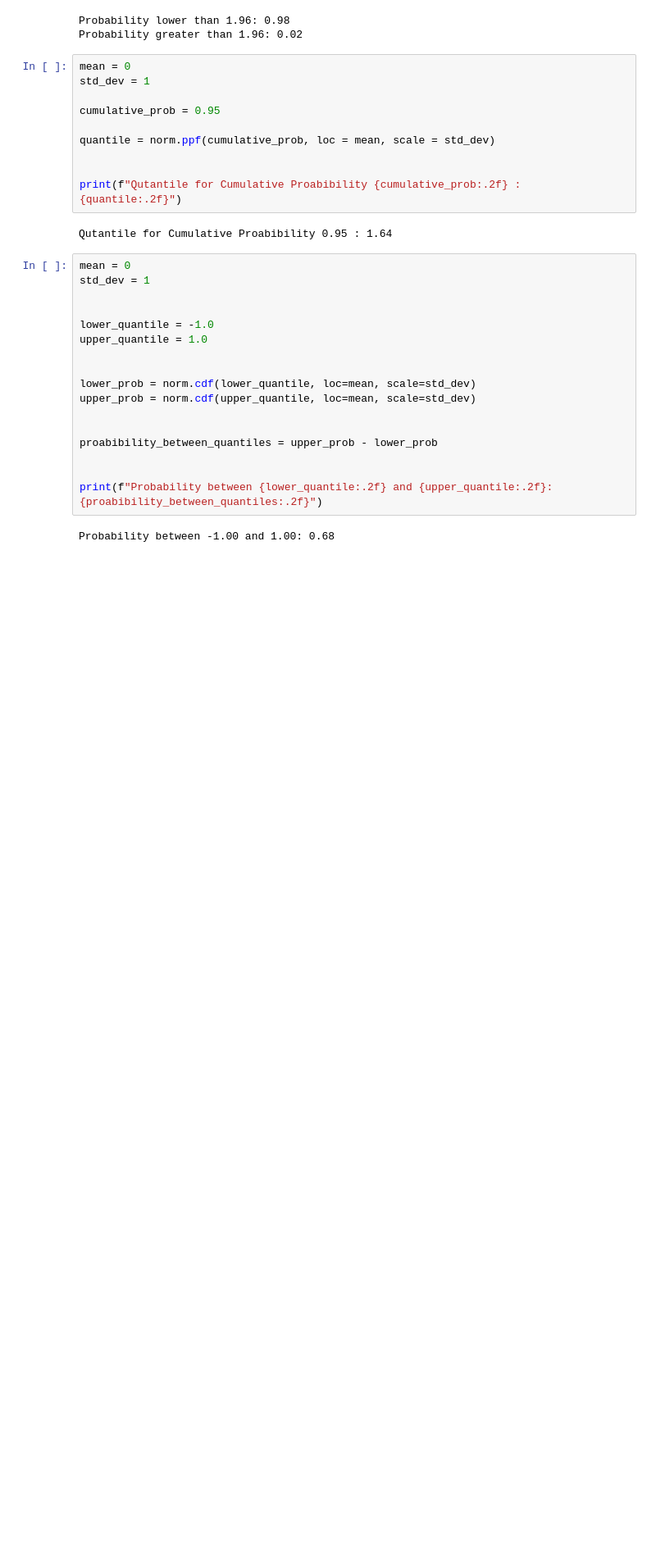
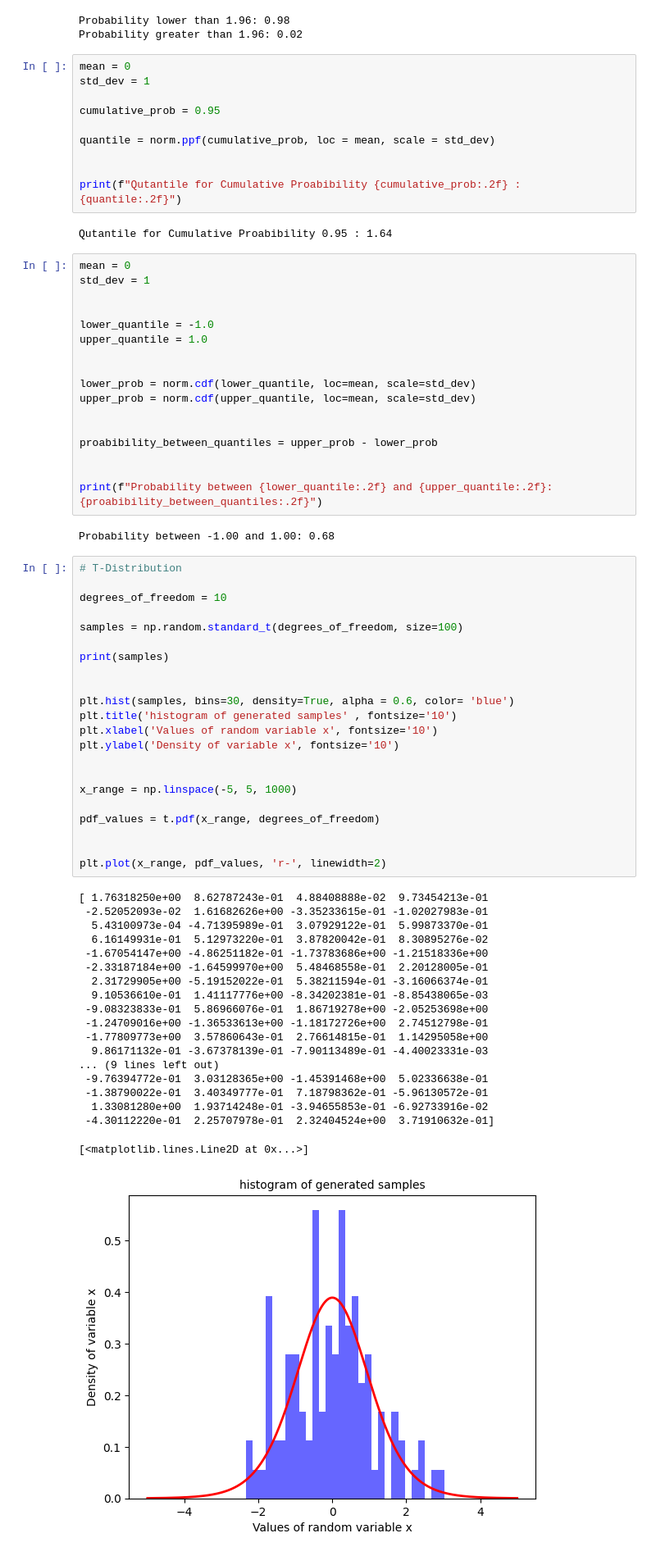
Before and after one commit to aryanssd/-sixteenth-exercices-for-loop, a Jupyter notebook: mathematics-python.ipynb, the cells around one changed output. Shown: that part at 82% size. Cells and saved outputs as stored; diff of their text form; blank space fills up the shorter version.

```diff
--- a/mathematics-python.ipynb
+++ b/mathematics-python.ipynb
@@ -264,3 +266,45 @@ proabibility_between_quantiles = upper_prob - lower_prob
 print(f"Probability between {lower_quantile:.2f} and {upper_quantile:.2f}: {proabibility_between_quantiles:.2f}")
 # %% [output]
 Probability between -1.00 and 1.00: 0.68
+# %%
+# T-Distribution
+
+degrees_of_freedom = 10
+
+samples = np.random.standard_t(degrees_of_freedom, size=100)
+
+print(samples)
+
+
+plt.hist(samples, bins=30, density=True, alpha = 0.6, color= 'blue')
+plt.title('histogram of generated samples' , fontsize='10')
+plt.xlabel('Values of random variable x', fontsize='10')
+plt.ylabel('Density of variable x', fontsize='10')
+
+
+x_range = np.linspace(-5, 5, 1000)
+
+pdf_values = t.pdf(x_range, degrees_of_freedom)
+
+
+plt.plot(x_range, pdf_values, 'r-', linewidth=2)
+# %% [output]
+[ 1.76318250e+00  8.62787243e-01  4.88408888e-02  9.73454213e-01
+ -2.52052093e-02  1.61682626e+00 -3.35233615e-01 -1.02027983e-01
+  5.43100973e-04 -4.71395989e-01  3.07929122e-01  5.99873370e-01
+  6.16149931e-01  5.12973220e-01  3.87820042e-01  8.30895276e-02
+ -1.67054147e+00 -4.86251182e-01 -1.73783686e+00 -1.21518336e+00
+ -2.33187184e+00 -1.64599970e+00  5.48468558e-01  2.20128005e-01
+  2.31729905e+00 -5.19152022e-01  5.38211594e-01 -3.16066374e-01
+  9.10536610e-01  1.41117776e+00 -8.34202381e-01 -8.85438065e-03
+ -9.08323833e-01  5.86966076e-01  1.86719278e+00 -2.05253698e+00
+ -1.24709016e+00 -1.36533613e+00 -1.18172726e+00  2.74512798e-01
+ -1.77809773e+00  3.57860643e-01  2.76614815e-01  1.14295058e+00
+  9.86171132e-01 -3.67378139e-01 -7.90113489e-01 -4.40023331e-03
+... (9 lines left out)
+ -9.76394772e-01  3.03128365e+00 -1.45391468e+00  5.02336638e-01
+ -1.38790022e-01  3.40349777e-01  7.18798362e-01 -5.96130572e-01
+  1.33081280e+00  1.93714248e-01 -3.94655853e-01 -6.92733916e-02
+ -4.30112220e-01  2.25707978e-01  2.32404524e+00  3.71910632e-01]
+[<matplotlib.lines.Line2D at 0x...>]
+[figure, added]
```
Also changed, not shown: parts of 11 cells of this notebook.
